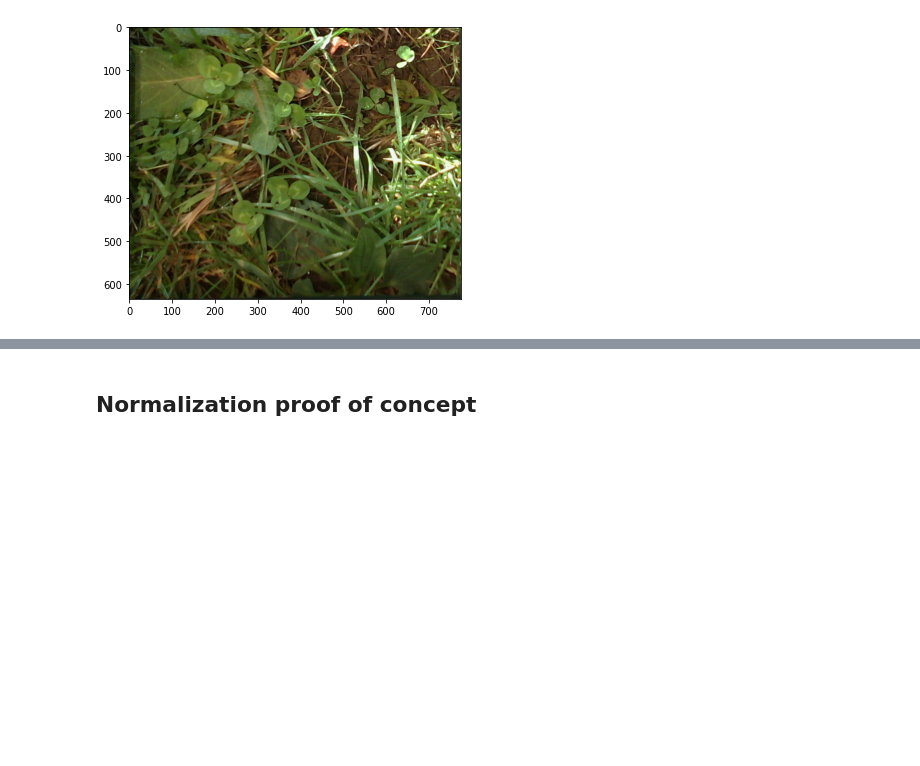
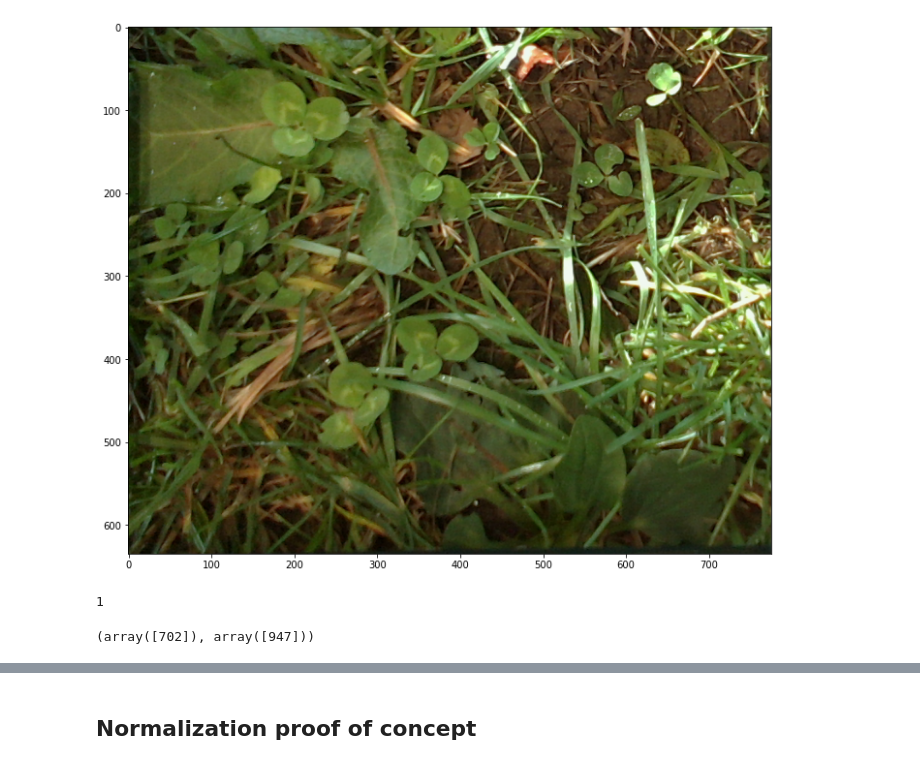
Before and after one commit to ponderbb/GALIROOT, a Jupyter notebook: notebooks/process_data.ipynb, the cells around one changed output, grey strips where cells are left out. Drawn from its saved outputs; the diff is of its cells as text; code cells hidden in the pictures; blank space fills up the shorter version.

```diff
--- a/notebooks/process_data.ipynb
+++ b/notebooks/process_data.ipynb
@@ -16,20 +16,25 @@ from src.data.mean_std_dataset import load_mean_std
 # %%
 data = np.load('/zhome/3b/d/154066/repos/GALIROOT/data/interim/100.npy')
 transform = A.Compose([A.Crop(x_min=345, y_min=365, x_max=1120, y_max=1000)])
 data = transform(image = data[:,:,0:4], mask = data[:,:,4])
 depth = data['image'][:,:,3]
-depth = (depth-250)/(600-250)
-depth = depth.clip(min=0, max=1)
-
-# image = data[:,:,0:3]
-# mask = data[:,:,4]
-plt.figure(figsize=(10,5))
-plt.imshow(data['image'][:,:,0:3])
+image = data['image'][:,:,0:3]
+mask = data['mask']
+plt.figure(figsize=(20,10))
+plt.imshow(image)
 # plt.imshow(depth, alpha=0.9)
-# plt.imshow(data['mask'], 'gray', interpolation='none', alpha=0.6)
+# plt.imshow(mask, 'gray', interpolation='none', alpha=0.6)
 plt.show()
 # %% [output]
-[figure, old version]
+[figure, new version]
+# %%
+mask.max()
+# %% [output]
+1
+# %%
+np.where(mask==1)
+# %% [output]
+(array([702]), array([947]))
 # %%
 data = np.load('/zhome/3b/d/154066/repos/GALIROOT/data/processed/100.npy')
 mean_std_dict = load_mean_std('../data/interim')
```
Also changed, not shown: parts of 6 cells of this notebook, 9 other files.
